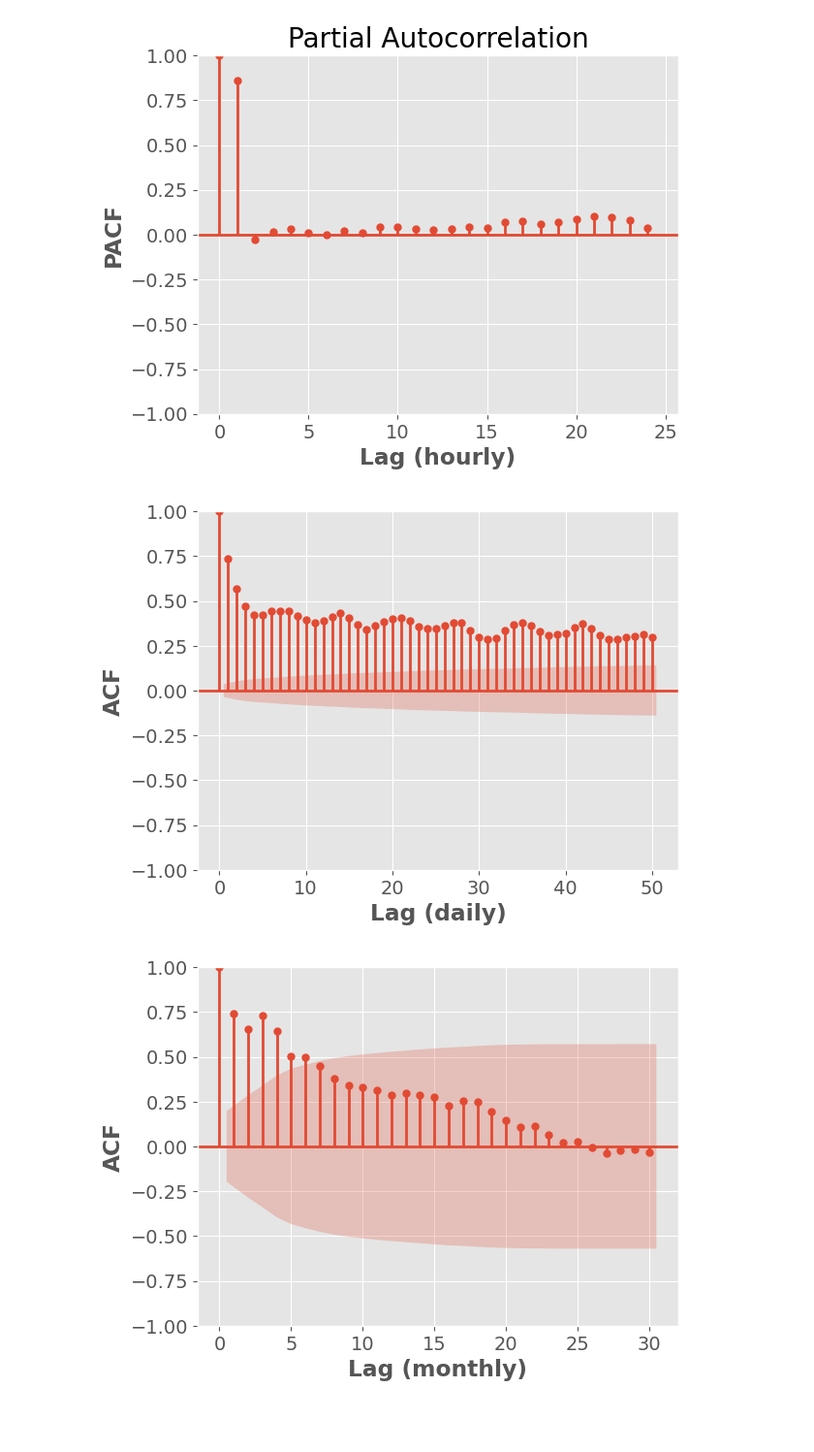
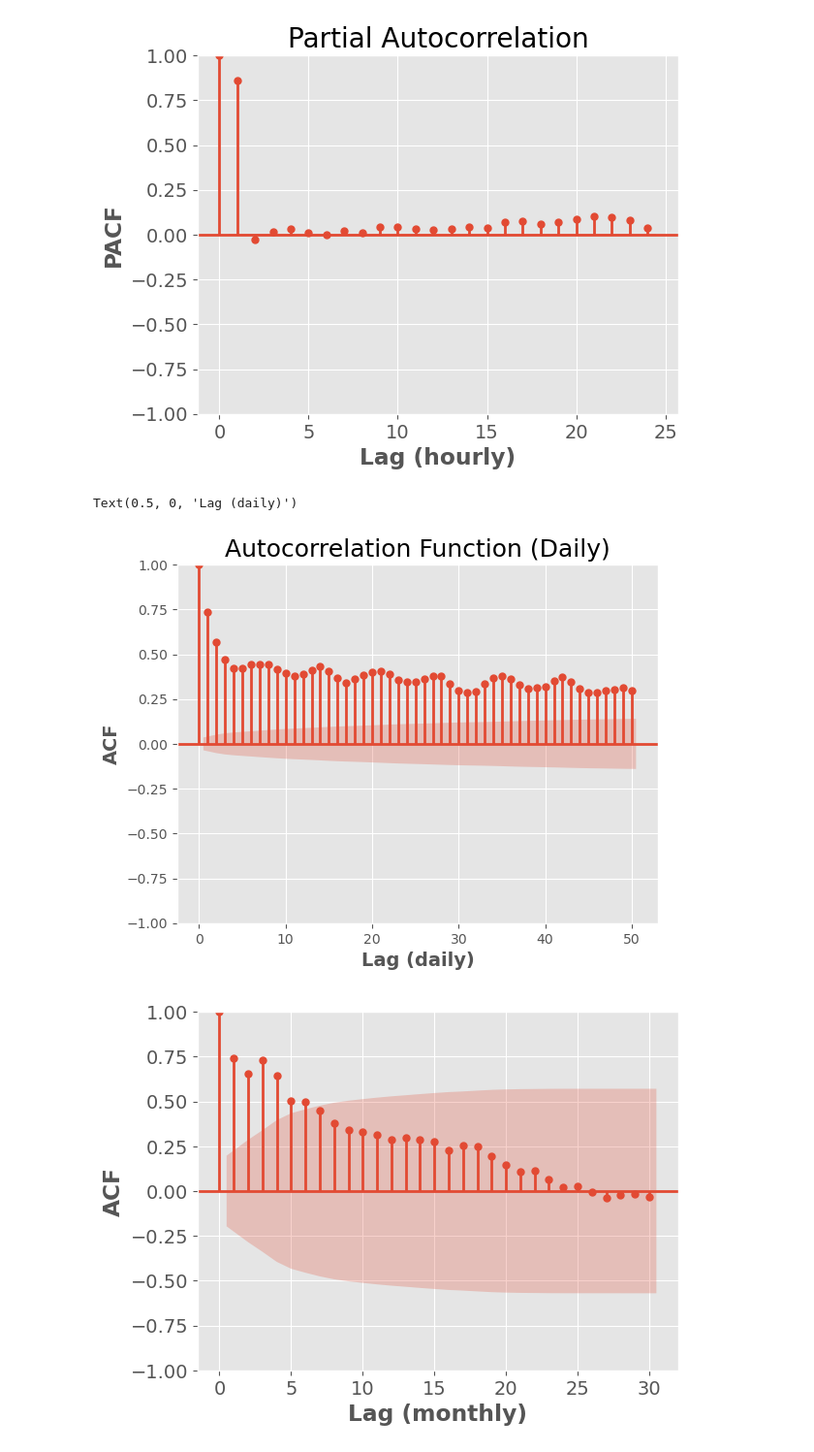
Before and after one commit to slalom-ubc-mds/Power-Price-Prediction, a Jupyter notebook: proposal/eda.ipynb, the cells around one changed output. Shown at 97% size. Cells and saved outputs as stored; diff of their text form; code cells hidden in the pictures; blank space fills up the shorter version.

```diff
--- a/proposal/eda.ipynb
+++ b/proposal/eda.ipynb
@@ -281,10 +281,15 @@ plt.xlabel("Lag (hourly)");
 [figure]
 # %%
 fig = plot_acf(df["price"].resample("D").mean(), lags=50, title=None, bartlett_confint=True)
+plt.xlabel('Lags', fontsize=14)
+plt.ylabel('ACF', fontsize=14)
+plt.tick_params(axis='both', which='major', labelsize=10)
+plt.title('Autocorrelation Function (Daily)', fontsize=18)
 plt.ylabel("ACF")
-plt.xlabel("Lag (daily)");
+plt.xlabel("Lag (daily)")
 # %% [output]
+Text(0.5, 0, 'Lag (daily)')
-[figure, old version]
+[figure, new version]
 # %%
 fig = plot_acf(df["price"].resample("M").mean(), lags=30, title=None, bartlett_confint=True)
 plt.ylabel("ACF")
```
